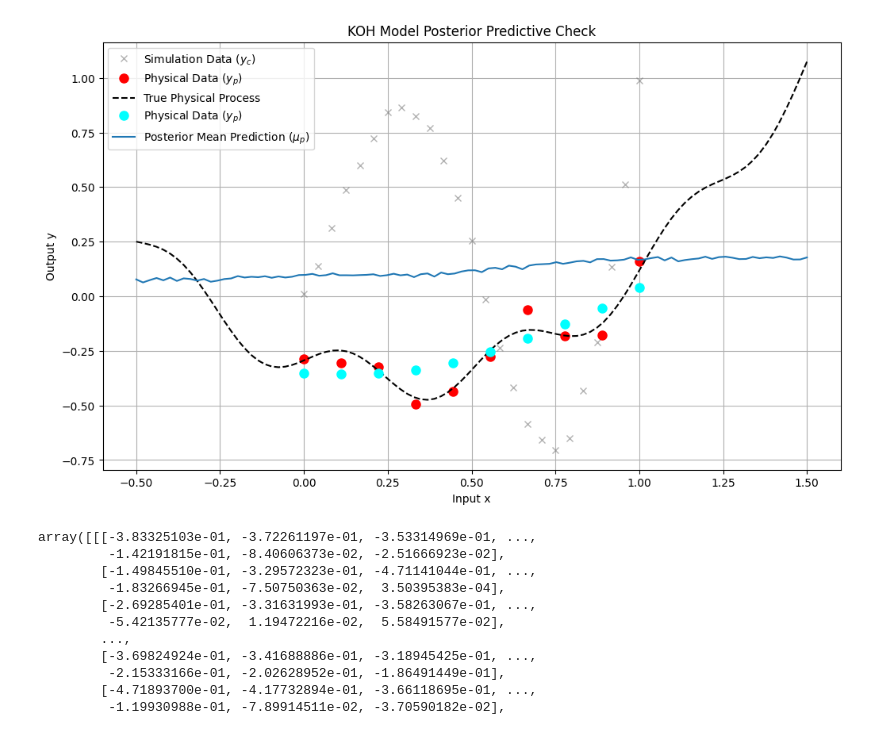
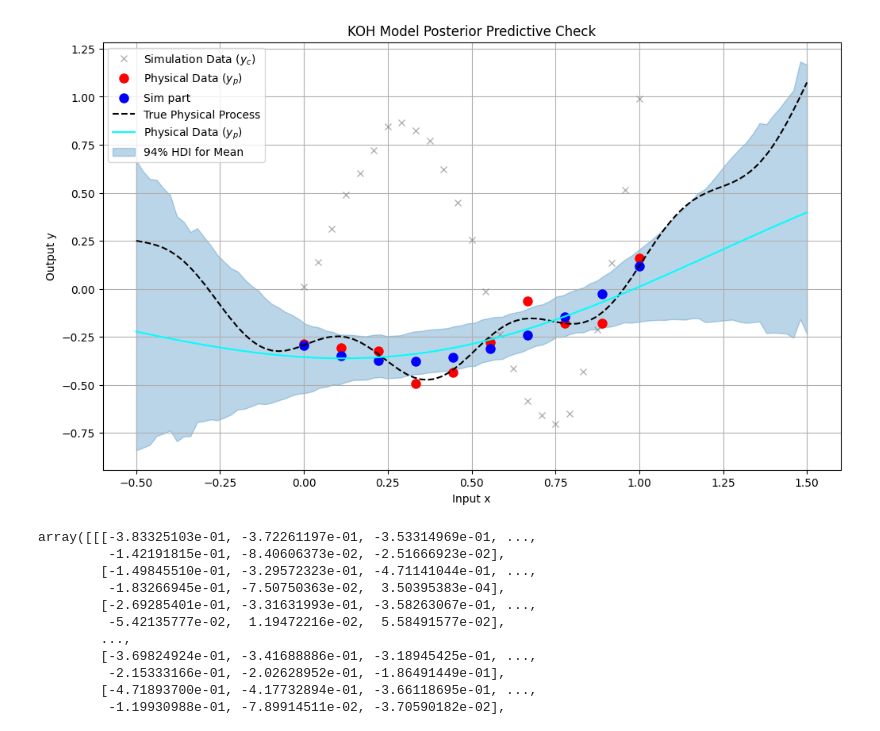
Before and after one commit to Sangwon91/pymc-gp, a Jupyter notebook: koh-example.ipynb, the cells around one changed output. Saved outputs shown, nothing was run; the diff lists cells and outputs as text; code cells hidden in the pictures.

```diff
--- a/koh-example.ipynb
+++ b/koh-example.ipynb
@@ -125,0 +111,9 @@ Inference data with groups:
+# %%
+with koh_model:
+    posterior_predictive = pm.sample_posterior_predictive(
+        trace,
+        var_names=["y_p_obs", "f_pred"],
+    )
+    #     # ✅ observed를 사용하지 않도록 설정
+    #     predictions=False,
+    # )
@@ -133,43 +132,45 @@ plt.figure(figsize=(12, 7))
 # pred_samples = az.extract(posterior_predictive.predictions)
 # pred_samples = posterior_predictive.predictions
 pred_samples = posterior_predictive.posterior_predictive
-y_pred = pred_samples['y_p_obs']
-mu_pred = pred_samples['mu_p_final']
+# y_pred = pred_samples['y_p_obs']
+mu_pred = pred_samples['f_pred']
 
 # 예측값의 평균과 신뢰구간(HDI) 계산
+y_mean = y_pred.mean(axis=(0, 1))
 mu_mean = mu_pred.mean(axis=(0, 1))
-y_hdi = az.hdi(y_pred, hdi_prob=0.94)['y_p_obs'].values
-mu_hdi = az.hdi(mu_pred, hdi_prob=0.94)['mu_p_final'].values
+# y_hdi = az.hdi(y_pred, hdi_prob=0.94)['y_p_obs'].values
+mu_hdi = az.hdi(mu_pred, hdi_prob=0.94)['f_pred'].values
 
-mu_mean2 = trace.posterior["mu_p_final"].values.mean(axis=(0, 1))
+# mu_mean2 = trace.posterior["f_pred"].values.mean(axis=(0, 1))
 # y_hdi = az.hdi(trace.posterior["y_p_obs"].values, hdi_prob=0.94)['y_p_obs'].values
 # mu_hdi = az.hdi(trace.posterior["mu_p_final"].values, hdi_prob=0.94)['mu_p_final'].values
 
 # 원본 데이터 플로팅
 plt.plot(X_c_np, y_c, 'x', color='gray', alpha=0.6, label='Simulation Data ($y_c$)')
 plt.plot(X_p_np, y_p, 'o', color='red', markersize=8, label='Physical Data ($y_p$)')
+plt.plot(X_p_np, coputed_process, 'o', color='blue', markersize=8, label='Sim part')
 plt.plot(X_new.ravel(), physical_process(X_new.ravel(), theta_true), '--', color='black', label='True Physical Process')
 
 # 샘플된 예측 결과 플로팅
-plt.plot(X_p_np, mu_mean2, 'o', color='cyan', markersize=8, label='Physical Data ($y_p$)')
+plt.plot(X_new, mu_mean, color='cyan', markersize=8, label='Physical Data ($y_p$)')
 # plt.show()
 
 
 # 예측 결과 플로팅
-plt.plot(X_new.ravel(), y_pred.mean(axis=(0, 1)), color='C0', label='Posterior Mean Prediction ($\mu_{p}$)')
+# plt.plot(X_new.ravel(), y_pred.mean(axis=(0, 1)), color='C0', label='Posterior Mean Prediction ($\mu_{p}$)')
 # # 평균에 대한 불확실성 (함수 자체의 불확실성)
-# plt.fill_between(X_new.ravel(), mu_hdi[:, 0], mu_hdi[:, 1], color='C0', alpha=0.3, label='94% HDI for Mean')
+plt.fill_between(X_new.ravel(), mu_hdi[:, 0], mu_hdi[:, 1], color='C0', alpha=0.3, label='94% HDI for Mean')
 # # 개별 관측값에 대한 불확실성 (함수 불확실성 + 관측 노이즈)
 # plt.fill_between(X_new.ravel(), y_hdi[:, 0], y_hdi[:, 1], color='C0', alpha=0.15, label='94% HDI for Observation ($y_{p}$)')
 
 plt.title('KOH Model Posterior Predictive Check')
 plt.xlabel('Input x')
 plt.ylabel('Output y')
 plt.legend(loc='upper left')
 plt.grid(True)
 plt.show()
 # %% [output]
-[figure, old version]
+[figure, new version]
 # %%
 trace.posterior["mu_p_final"].values
 # %% [output]
```
Also changed, not shown: parts of 6 cells of this notebook.
